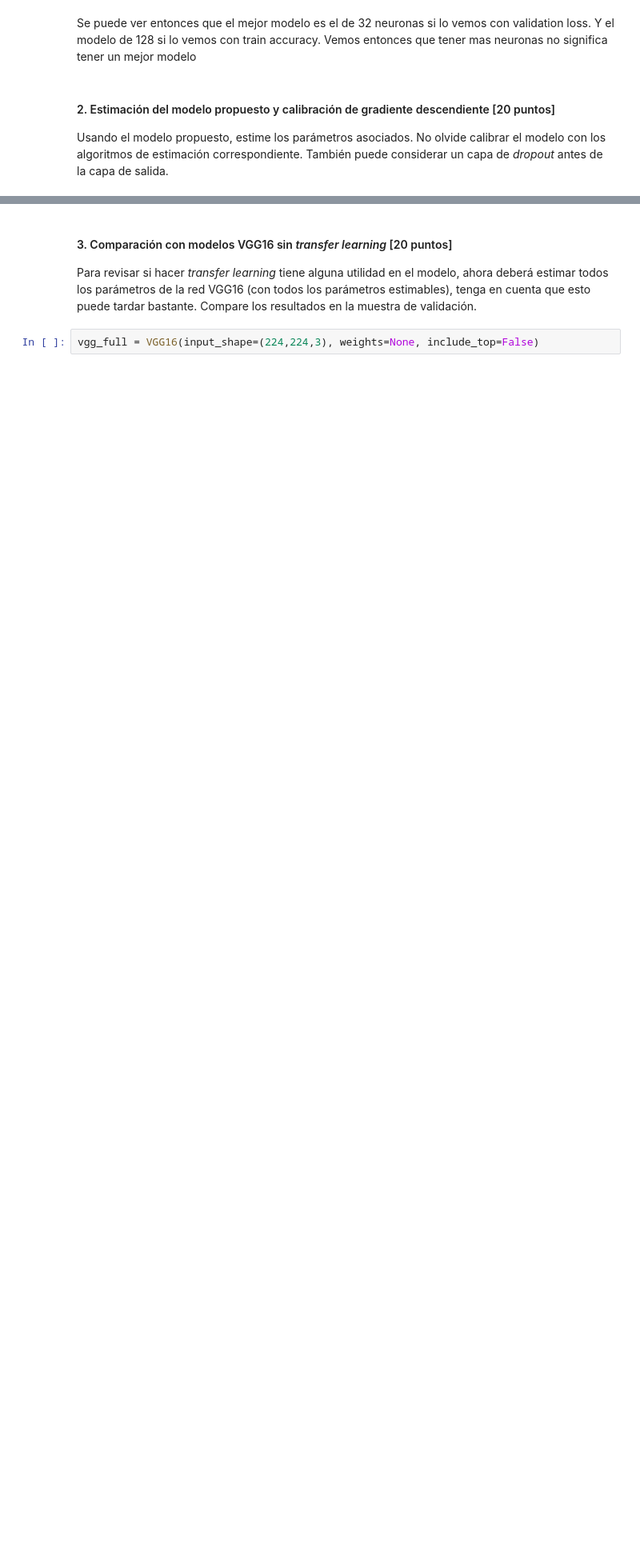
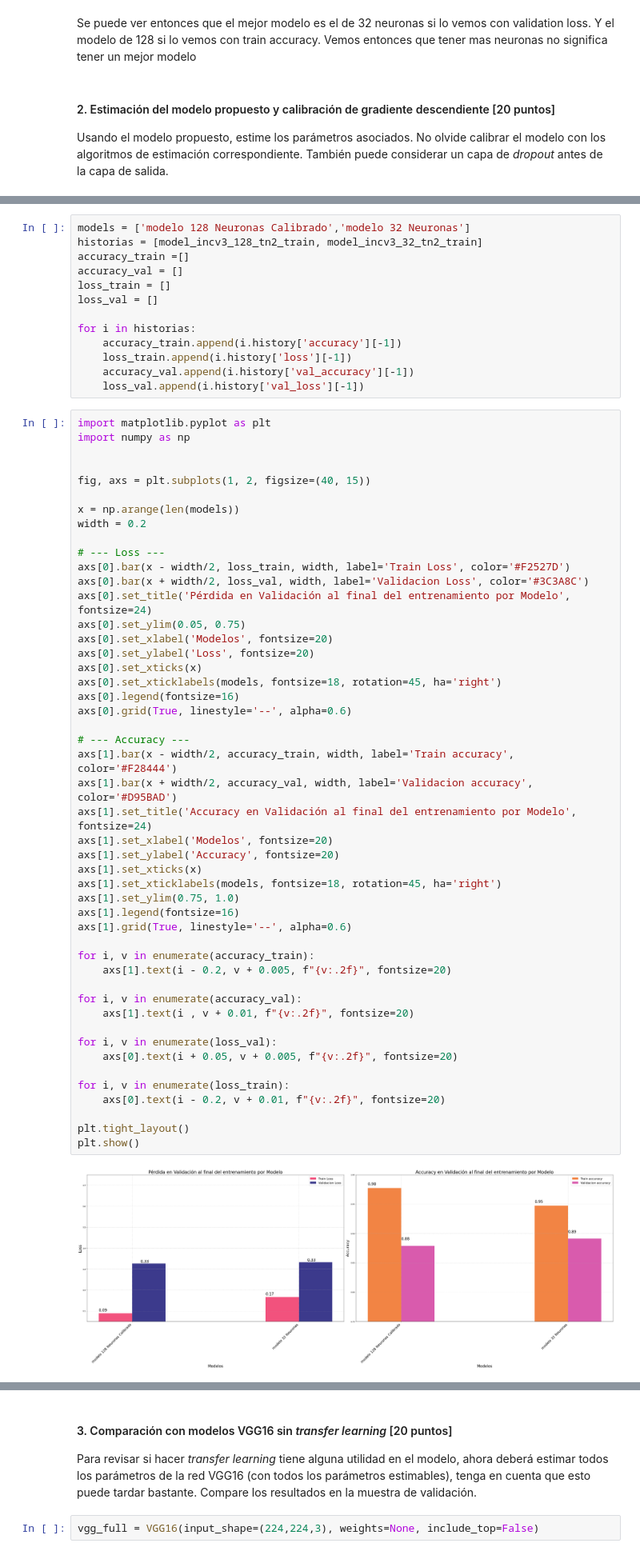
Before and after one commit to juankquintana/deep_learning, a Jupyter notebook: Semana 6/Casos/Caso 1 Sem 6/S6LC2 Caso 1 5 modelos.ipynb, the cells around one changed output, grey strips where cells are left out. Shown at 80% size. Drawn from its saved outputs; the diff is of its cells as text; blank space fills up the shorter version.

```diff
--- a/Semana 6/Casos/Caso 1 Sem 6/S6LC2 Caso 1 5 modelos.ipynb
+++ b/Semana 6/Casos/Caso 1 Sem 6/S6LC2 Caso 1 5 modelos.ipynb
@@ -739,0 +812,63 @@ model_incv3_128_tn2.save("./ModelosGuardados/incv3_128_tn2_tr_model.keras")
+# %%
+models = ['modelo 128 Neuronas Calibrado','modelo 32 Neuronas']
+historias = [model_incv3_128_tn2_train, model_incv3_32_tn2_train]
+accuracy_train =[]
+accuracy_val = []
+loss_train = []
+loss_val = []
+
+for i in historias:
+    accuracy_train.append(i.history['accuracy'][-1])
+    loss_train.append(i.history['loss'][-1])
+    accuracy_val.append(i.history['val_accuracy'][-1])
+    loss_val.append(i.history['val_loss'][-1])
+# %%
+import matplotlib.pyplot as plt
+import numpy as np
+
+
+fig, axs = plt.subplots(1, 2, figsize=(40, 15))
+
+x = np.arange(len(models))
+width = 0.2
+
+# --- Loss ---
+axs[0].bar(x - width/2, loss_train, width, label='Train Loss', color='#F2527D')
+axs[0].bar(x + width/2, loss_val, width, label='Validacion Loss', color='#3C3A8C')
+axs[0].set_title('Pérdida en Validación al final del entrenamiento por Modelo', fontsize=24)
+axs[0].set_ylim(0.05, 0.75)
+axs[0].set_xlabel('Modelos', fontsize=20)
+axs[0].set_ylabel('Loss', fontsize=20)
+axs[0].set_xticks(x)
+axs[0].set_xticklabels(models, fontsize=18, rotation=45, ha='right')
+axs[0].legend(fontsize=16)
+axs[0].grid(True, linestyle='--', alpha=0.6)
+
+# --- Accuracy ---
+axs[1].bar(x - width/2, accuracy_train, width, label='Train accuracy', color='#F28444')
+axs[1].bar(x + width/2, accuracy_val, width, label='Validacion accuracy', color='#D95BAD')
+axs[1].set_title('Accuracy en Validación al final del entrenamiento por Modelo', fontsize=24)
+axs[1].set_xlabel('Modelos', fontsize=20)
+axs[1].set_ylabel('Accuracy', fontsize=20)
+axs[1].set_xticks(x)
+axs[1].set_xticklabels(models, fontsize=18, rotation=45, ha='right')
+axs[1].set_ylim(0.75, 1.0)
+axs[1].legend(fontsize=16)
+axs[1].grid(True, linestyle='--', alpha=0.6)
+
+for i, v in enumerate(accuracy_train):
+    axs[1].text(i - 0.2, v + 0.005, f"{v:.2f}", fontsize=20)
+
+for i, v in enumerate(accuracy_val):
+    axs[1].text(i , v + 0.01, f"{v:.2f}", fontsize=20)
+
+for i, v in enumerate(loss_val):
+    axs[0].text(i + 0.05, v + 0.005, f"{v:.2f}", fontsize=20)
+
+for i, v in enumerate(loss_train):
+    axs[0].text(i - 0.2, v + 0.01, f"{v:.2f}", fontsize=20)
+
+plt.tight_layout()
+plt.show()
+# %% [output]
+[figure, added]
```
Also changed, not shown: parts of 20 cells of this notebook.
